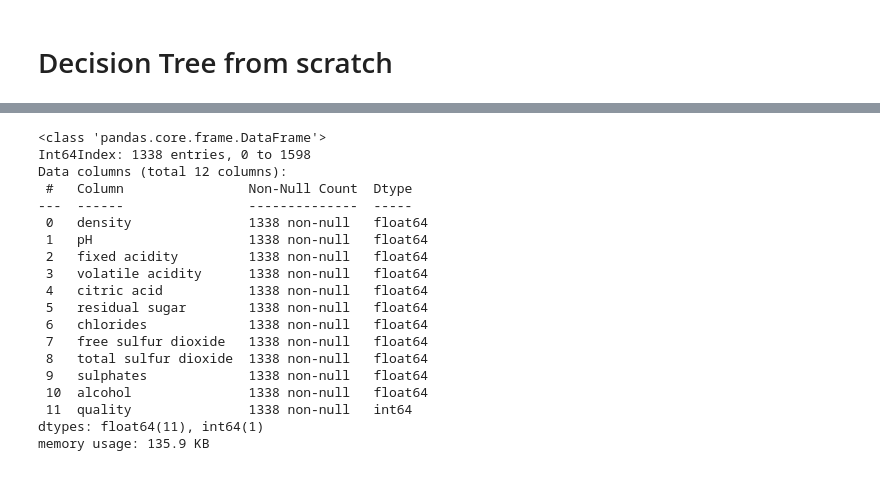
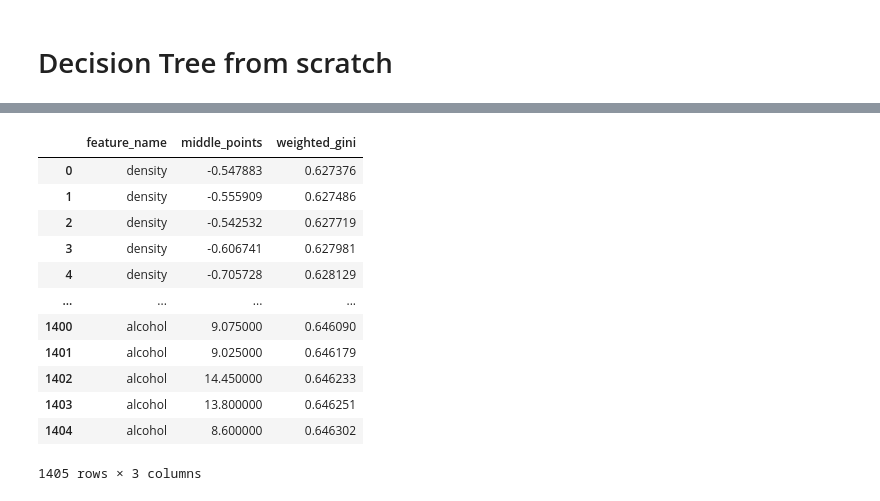
Before and after one commit to Maedeh-Ghazanfari/ml-from-scratch, a Jupyter notebook: Decision Tree/DecisionTree.ipynb, the cells around one changed output, grey strips where cells are left out. Drawn from its saved outputs; the diff is of its cells as text; code cells hidden in the pictures.

```diff
--- a/Decision Tree/DecisionTree.ipynb
+++ b/Decision Tree/DecisionTree.ipynb
@@ -216,26 +216,26 @@ def calc_gini(df: pd.DataFrame) -> pd.DataFrame:
     gini_combined = pd.merge(pd.merge(left_gini, right_gini, on='middle_points', how='inner'), df_total_agg, on='middle_points')
     return gini_combined
 
-# Calculating weighted gini
 def calc_weighted_gini(df: pd.DataFrame) -> int:
-    # Total number of samples per threshold
-    dftotal=df.groupby('middle_points', as_index=False).agg(total_sample=('split_count','sum'))
-    df = df.merge(dftotal, on='middle_points')
+    # Calculate total samples per threshold
+    total_samples = df.groupby('middle_points', as_index=False)['split_count'].sum()
+    total_samples.rename(columns={'split_count': 'total_sample'}, inplace=True)
 
-    # Proportion of each split
+    # Merge total samples into original df
+    df = df.merge(total_samples, on='middle_points', how='left')
+
+    # Calculate split share (n_left/n or n_right/n)
     df['split_share'] = df['split_count'] / df['total_sample']
 
-    # Weighted Gini calculation for each split
-    df['left_calc'] = df['split_share'] * df['left_gini']
-    df['right_calc'] = df['split_share'] * df['right_gini']
+    # Multiply each Gini by its share
+    df['weighted_gini_component'] = 0
+    df.loc[df['split_label'] == 'Left', 'weighted_gini_component'] = df['split_share'] * df['left_gini']
+    df.loc[df['split_label'] == 'Right', 'weighted_gini_component'] = df['split_share'] * df['right_gini']
 
-    left = df[df['split_label'] == 'Left'][['middle_points', 'left_calc']]
-    right = df[df['split_label'] == 'Right'][['middle_points', 'right_calc']]
-
-    df_combined = pd.merge(left, right, on='middle_points')
-    df_combined['weighted_gini'] = (df_combined['left_calc'] + df_combined['right_calc']).sort_values()
-
-
-    return df_combined.iloc[0]['middle_points']
+    # Combine both to get total weighted gini per threshold
+    weighted_gini = df.groupby('middle_points', as_index=False)['weighted_gini_component'].sum()
+    weighted_gini.rename(columns={'weighted_gini_component': 'weighted_gini'}, inplace=True)
+    weighted_gini = weighted_gini.sort_values(by='weighted_gini', ascending=True)
+    return weighted_gini
 # %%
 # remember to use pipe
@@ -265,7 +243,10 @@ Name: label, Length: 4828, dtype: int64
 # %%
 features = [col for col in new_df.columns if col != 'quality']
+node_feature = pd.DataFrame(columns=['feature_name', 'middle_points', 'weighted_gini'])
 for col in features:
     print(col)
-    print(calc_weighted_gini(find_threshold(middle_point(new_df[col]), new_df[col], new_df['quality'])))
+    result = calc_weighted_gini(calc_gini(find_threshold(middle_point(new_df[col]), new_df[col], new_df['quality'])))
+    result['feature_name'] = col
+    node_feature = pd.concat([node_feature, result], sort=True, ignore_index=True)
 # %% [output]
 density
@@ -273,22 +263,16 @@ KeyError: "Column(s) ['split_count'] do not exist"
-# %%
-new_df.info()
-# %% [output]
-<class 'pandas.core.frame.DataFrame'>
-Int64Index: 1338 entries, 0 to 1598
-Data columns (total 12 columns):
- #   Column                Non-Null Count  Dtype
----  ------                --------------  -----
- 0   density               1338 non-null   float64
- 1   pH                    1338 non-null   float64
- 2   fixed acidity         1338 non-null   float64
- 3   volatile acidity      1338 non-null   float64
- 4   citric acid           1338 non-null   float64
- 5   residual sugar        1338 non-null   float64
- 6   chlorides             1338 non-null   float64
- 7   free sulfur dioxide   1338 non-null   float64
- 8   total sulfur dioxide  1338 non-null   float64
- 9   sulphates             1338 non-null   float64
- 10  alcohol               1338 non-null   float64
- 11  quality               1338 non-null   int64
-dtypes: float64(11), int64(1)
-memory usage: 135.9 KB
+# %%
+node_feature
+# %% [output]
+|  | feature_name | middle_points | weighted_gini |
+| 0 | density | -0.547883 | 0.627376 |
+| 1 | density | -0.555909 | 0.627486 |
+| 2 | density | -0.542532 | 0.627719 |
+| 3 | density | -0.606741 | 0.627981 |
+| 4 | density | -0.705728 | 0.628129 |
+| ... | ... | ... | ... |
+| 1400 | alcohol | 9.075000 | 0.646090 |
+| 1401 | alcohol | 9.025000 | 0.646179 |
+| 1402 | alcohol | 14.450000 | 0.646233 |
+| 1403 | alcohol | 13.800000 | 0.646251 |
+| 1404 | alcohol | 8.600000 | 0.646302 |
+1405 rows × 3 columns
```
Also changed, not shown: parts of 5 cells of this notebook.
